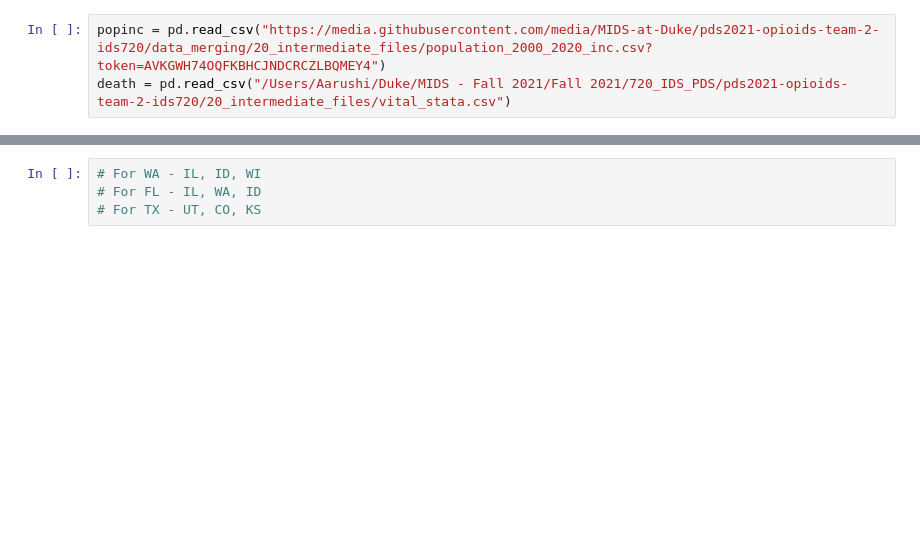
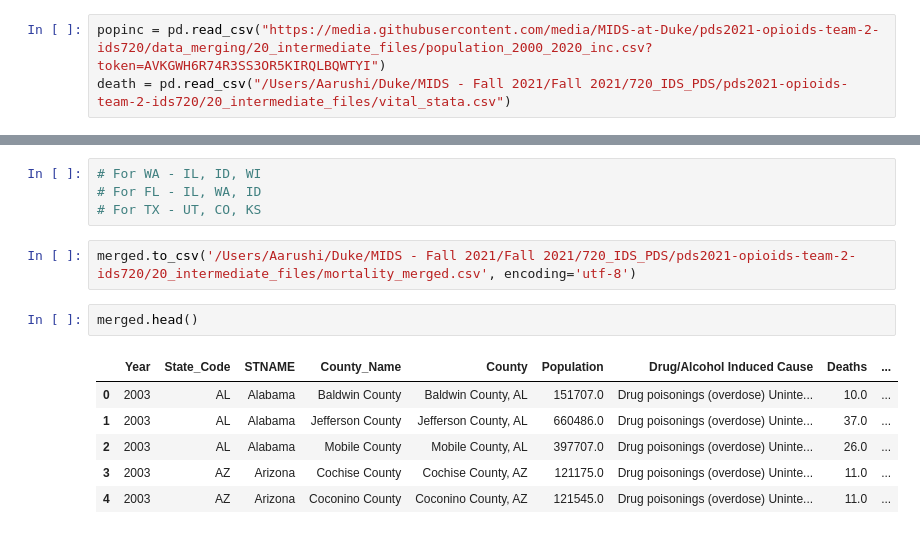
Before and after one commit to MIDS-at-Duke/pds2021-opioids-team-2-ids720, a Jupyter notebook: 10_code/pop_death_merge.ipynb, the cells around one changed output, grey strips where cells are left out. Cells and saved outputs as stored; diff of their text form; blank space fills up the shorter version.

```diff
--- a/10_code/pop_death_merge.ipynb
+++ b/10_code/pop_death_merge.ipynb
@@ -2,7 +2,7 @@
 import pandas as pd
 import numpy as np
 # %%
-popinc = pd.read_csv("https://media.githubusercontent.com/media/MIDS-at-Duke/pds2021-opioids-team-2-ids720/data_merging/20_intermediate_files/population_2000_2020_inc.csv?token=AVKGWH74OQFKBHCJNDCRCZLBQMEY4")
+popinc = pd.read_csv("https://media.githubusercontent.com/media/MIDS-at-Duke/pds2021-opioids-team-2-ids720/data_merging/20_intermediate_files/population_2000_2020_inc.csv?token=AVKGWH6R74R3SS3OR5KIRQLBQWTYI")
 death = pd.read_csv("/Users/Aarushi/Duke/MIDS - Fall 2021/Fall 2021/720_IDS_PDS/pds2021-opioids-team-2-ids720/20_intermediate_files/vital_stata.csv")
 # %%
 # Looking at the distribution of Population and Income data
@@ -280,3 +280,14 @@ merged.groupby(by=(["State_Code"])).mean().sort_values(by="Death_per_cap")
 # For WA - IL, ID, WI
 # For FL - IL, WA, ID
 # For TX - UT, CO, KS
+# %%
+merged.to_csv('/Users/Aarushi/Duke/MIDS - Fall 2021/Fall 2021/720_IDS_PDS/pds2021-opioids-team-2-ids720/20_intermediate_files/mortality_merged.csv', encoding='utf-8')
+# %%
+merged.head()
+# %% [output]
+|  | Year | State_Code | STNAME | County_Name | County | Population | Drug/Alcohol Induced Cause | Deaths | ... |
+| 0 | 2003 | AL | Alabama | Baldwin County | Baldwin County, AL | 151707.0 | Drug poisonings (overdose) Uninte... | 10.0 | ... |
+| 1 | 2003 | AL | Alabama | Jefferson County | Jefferson County, AL | 660486.0 | Drug poisonings (overdose) Uninte... | 37.0 | ... |
+| 2 | 2003 | AL | Alabama | Mobile County | Mobile County, AL | 397707.0 | Drug poisonings (overdose) Uninte... | 26.0 | ... |
+| 3 | 2003 | AZ | Arizona | Cochise County | Cochise County, AZ | 121175.0 | Drug poisonings (overdose) Uninte... | 11.0 | ... |
+| 4 | 2003 | AZ | Arizona | Coconino County | Coconino County, AZ | 121545.0 | Drug poisonings (overdose) Uninte... | 11.0 | ... |
```
Also changed, not shown: 1 other file.
